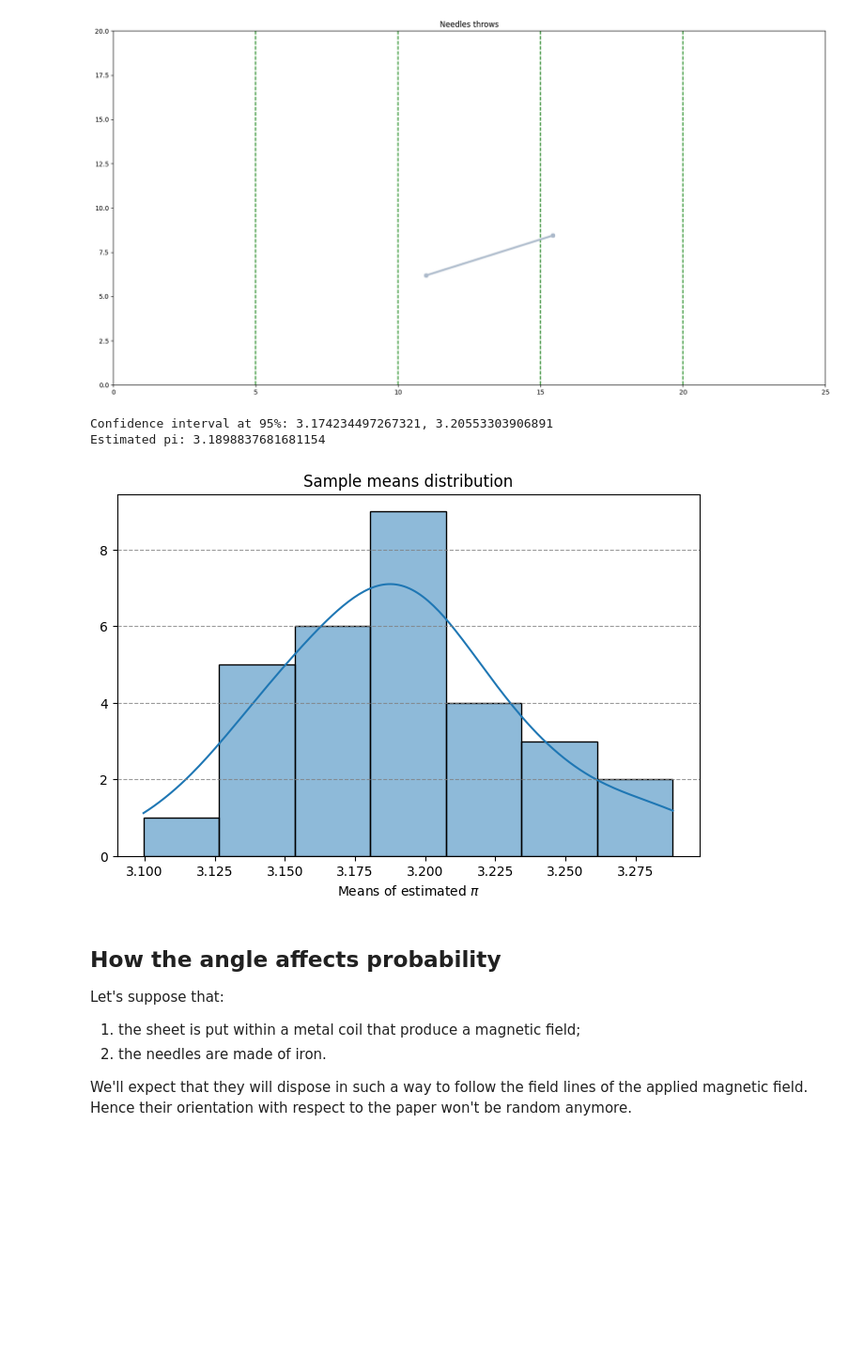
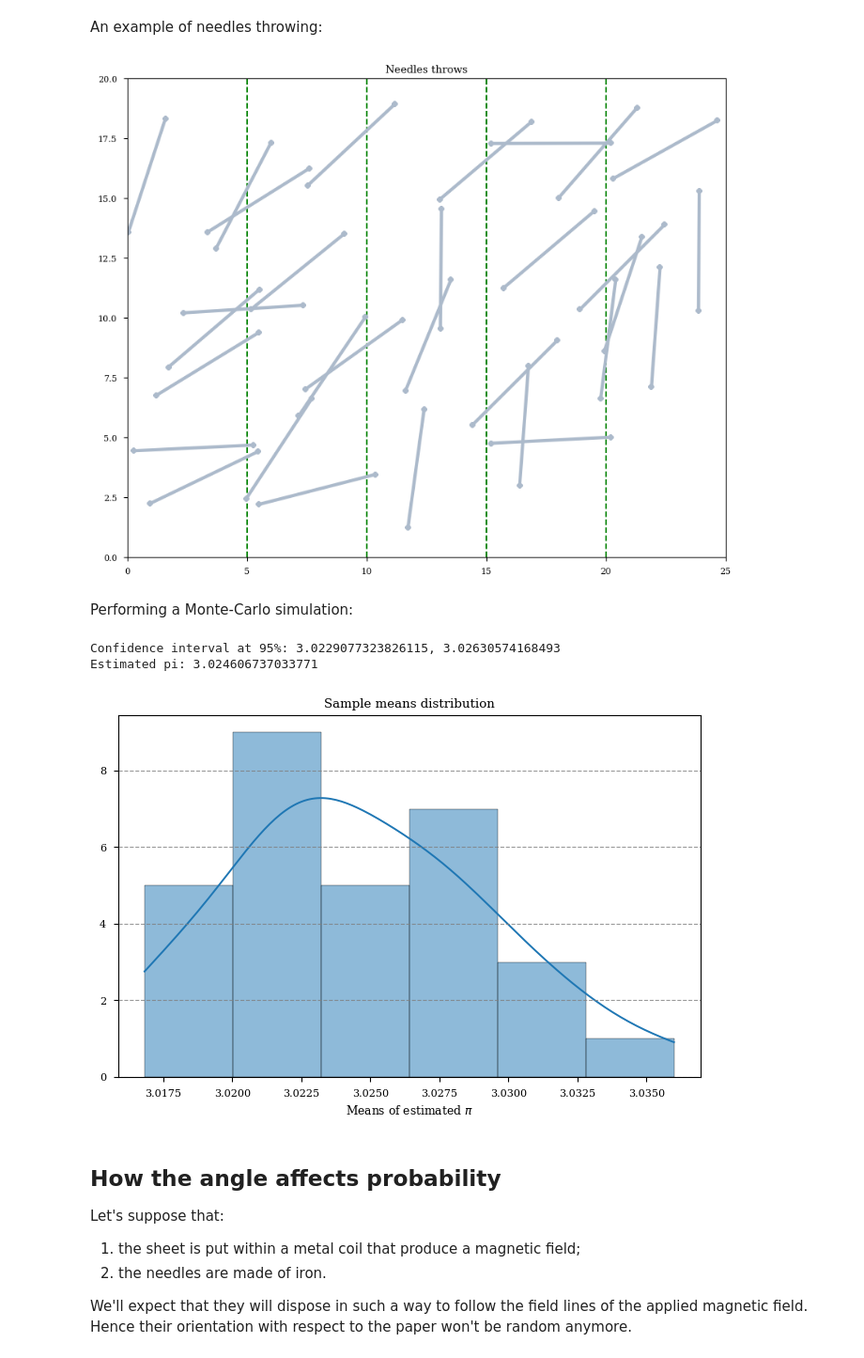
Before and after one commit to antonioschiro/buffon_needles, a Jupyter notebook: montecarlo_simulation.ipynb, the cells around one changed output. Shown: that part at 94% size. Cells and saved outputs as stored; diff of their text form; code cells hidden in the pictures; blank space fills up the shorter version.

```diff
--- a/montecarlo_simulation.ipynb
+++ b/montecarlo_simulation.ipynb
@@ -3,6 +3,11 @@ import numpy as np
 import matplotlib.pyplot as plt
 import seaborn as sns
 from matplotlib.pyplot import figure
+# %%
+# Matplotlib settings
+plt.style.use("seaborn-v0_8-paper")
+plt.rcParams["font.family"] = "serif"
+plt.rcParams["figure.figsize"] = (10,5)
 # %%
 class LinedSheet:
     def __init__(self, spacing: int|float, space_number: int, height: int|float, needle_length: None|float = None):
@@ -24,7 +29,8 @@ class LinedSheet:
         # Handle invalids throws
         if (x2_needle < 0 or x2_needle > self.length) or (y2_needle < 0 or y2_needle > self.height):
             self.throw_needle()
-        self.needles_positions = [((x1_needle, y1_needle), (x2_needle, y2_needle))]
+        else:
+            self.needles_positions = [((x1_needle, y1_needle), (x2_needle, y2_needle))]
         return self.needles_positions
 
     def throw_needles(self, throws_number: int) -> list[tuple]:
@@ -42,7 +48,6 @@ class LinedSheet:
         for pos in self.needles_positions:
             end_one, end_two = pos
             xs = (end_one[0], end_two[0])
-            #ys = (end_one[1], end_two[1])
             min_x, max_x = xs if xs[0] <= xs[1] else xs[::-1]
             for _ in np.arange(self.spacing, self.length, self.spacing):
                 if min_x <= _ <= max_x:
@@ -65,14 +70,15 @@ class LinedSheet:
 
     def display_needles(self):
         if self.needles_positions is None:
-            raise ValueError(f"Attribute {self.needles_positions = }. Call {self.throw_needles.__name__} or {self.throw_needle.__name__} before execute {self.count_crossings.__name__}")
+            raise ValueError(f"Attribute {self.needles_positions = }. Call {self.throw_needles.__name__} or {self.throw_needle.__name__} before execute {self.display_needles.__name__}")
         needles_coords = self.needles_positions
         # Display the thrown needle
-        fig = figure(figsize=(20, 10))
+        fig = figure(figsize=(10,8))
         ax = fig.add_subplot(111)
         ax.set_title("Needles throws")
         ax.set_xlim(0, self.length)
         ax.set_ylim(0, self.height)
+        ax.set_aspect('equal', adjustable='box') # set the same scale on x and y axis
         ax.vlines(x = np.arange(self.spacing, self.length, self.spacing),
                                 ymin= 0,
                                 ymax = self.height,
@@ -86,26 +92,44 @@ class LinedSheet:
             ax.plot(xs, ys, linestyle = "solid", linewidth = 3, color = '#acbacb',
                     marker = "8", markerfacecolor = "#acbacb", markeredgecolor = "#acbacb") # marker settings
         plt.show()
+# %% [markdown]
+An example of needles throwing:
 # %%
 pi_sheet = LinedSheet(spacing=5, space_number=5, height=20)
 # %%
-pi_sheet.throw_needle()
+pi_sheet.throw_needles(throws_number = 30)
 pi_sheet.display_needles()
 # %% [output]
-[figure, old version]
+[figure, new version]
+# %% [markdown]
+Performing a Monte-Carlo simulation:
 # %%
-def confidence_interval_calc(sheet:LinedSheet = pi_sheet, n_samples: int = 30, sample_dim: int = 30, throws_mumber: int = 100_000) -> tuple[float,tuple, np.ndarray]:
+simulation_sheet = LinedSheet(spacing=5, space_number=200, height=20)
+
+def confidence_interval_calc(sheet:LinedSheet = simulation_sheet, n_samples: int = 30, sample_dim: int = 30, throws_number: int = 100_000) -> tuple[float,tuple, np.ndarray]:
     """
-    This function calculate the confidence interval for the estimated pi using the Central limit theorem (CLT).
+    This function calculate the confidence interval with 95% of probability for the estimated pi using the Central limit theorem (CLT).
     For each sample, a sample_dim number of simulation were run. Then, the mean of this ensemble is calculated.
     A n_samples number of samples are collected and the samples means are stored into an array.
+
+    Parameters:
+    sheet (LinedSheet): an object whose class is LinedSheet. Default object: simulation_sheet.
+    n_samples (int): the number of samples you want to collect. Default: 30.
+    sample_dim (int): the number of simulations run for each sample. Default: 30.
+    throws_number (int): the number of needles thrown for each simulation. Default: 100 000.
+
+    Returns:
+        A tuple that contains:
+            the mean of the samples means (float)
+            the limits of the confidence interval (tuple)
+            the array containing the samples means (numpy.ndarray)
     """
     sheet = sheet
     samples_means = [] # Initialize an empty list to collect the samples means
     for n in range(n_samples):
         sample_mean = 0
         for _ in range(sample_dim):
-            sheet.throw_needles(throws_number = throws_mumber)
+            sheet.throw_needles(throws_number = throws_number)
             result = sheet.calc_result()
             sample_mean += result["estimated_pi"]
         sample_mean /= sample_dim
@@ -135,14 +159,13 @@ def plot_means(samples_means: np.ndarray, save_fig: bool = False, figsize: tuple
     plt.show()
     if save_fig:
         fig.savefig(fname = "means_distribution.png", format = "png")
-# %% [output]
-Confidence interval at 95%: 3.174234497267321, 3.20553303906891
-Estimated pi: 3.1898837681681154
 # %%
-stats = confidence_interval_calc(throws_mumber= 100)
+stats = confidence_interval_calc(throws_number= 100_000)
 plot_means(samples_means=stats[2])
 # %% [output]
+Confidence interval at 95%: 3.0229077323826115, 3.02630574168493
+Estimated pi: 3.024606737033771
-[figure, old version]
+[figure, new version]
 # %% [markdown]
 ## How the angle affects probability
 
```
Also changed, not shown: parts of 6 cells of this notebook.
